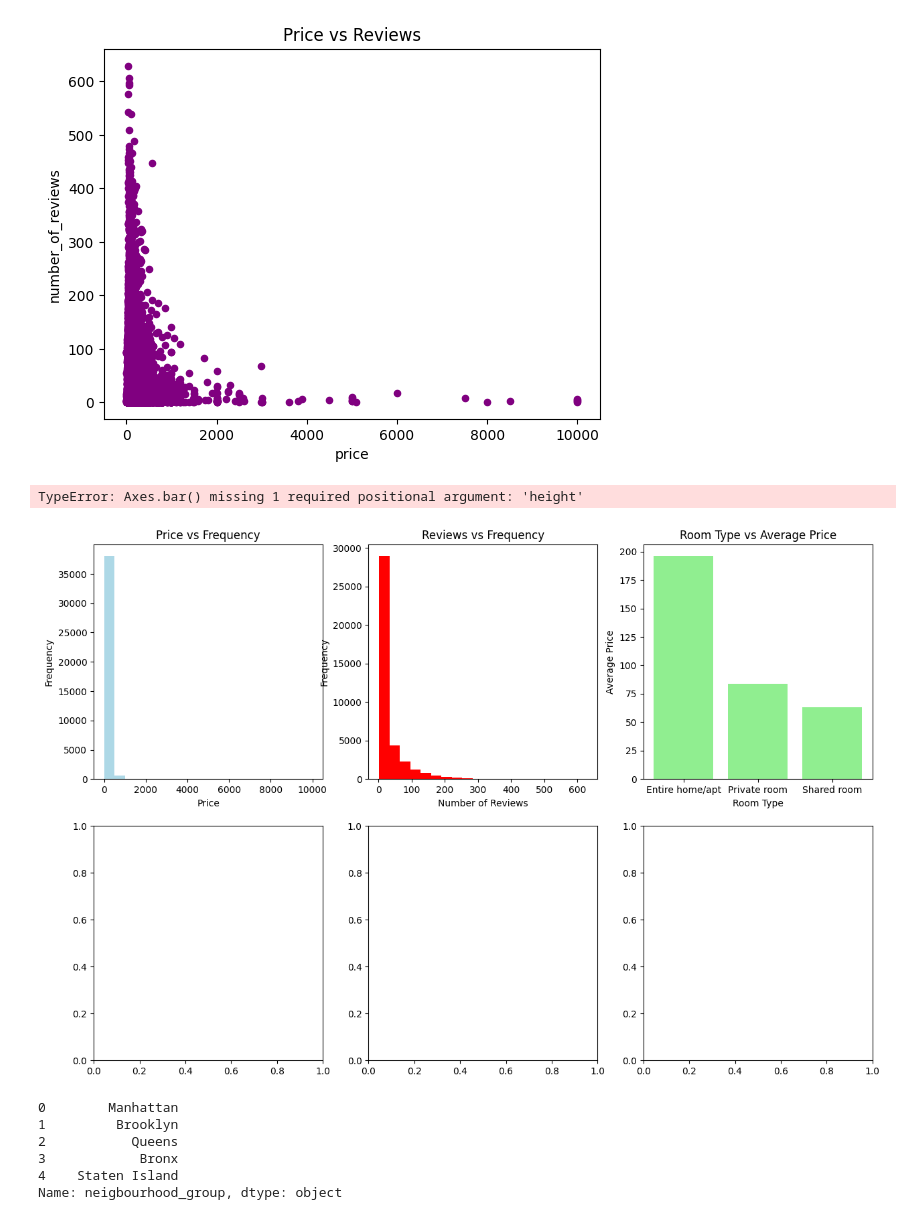
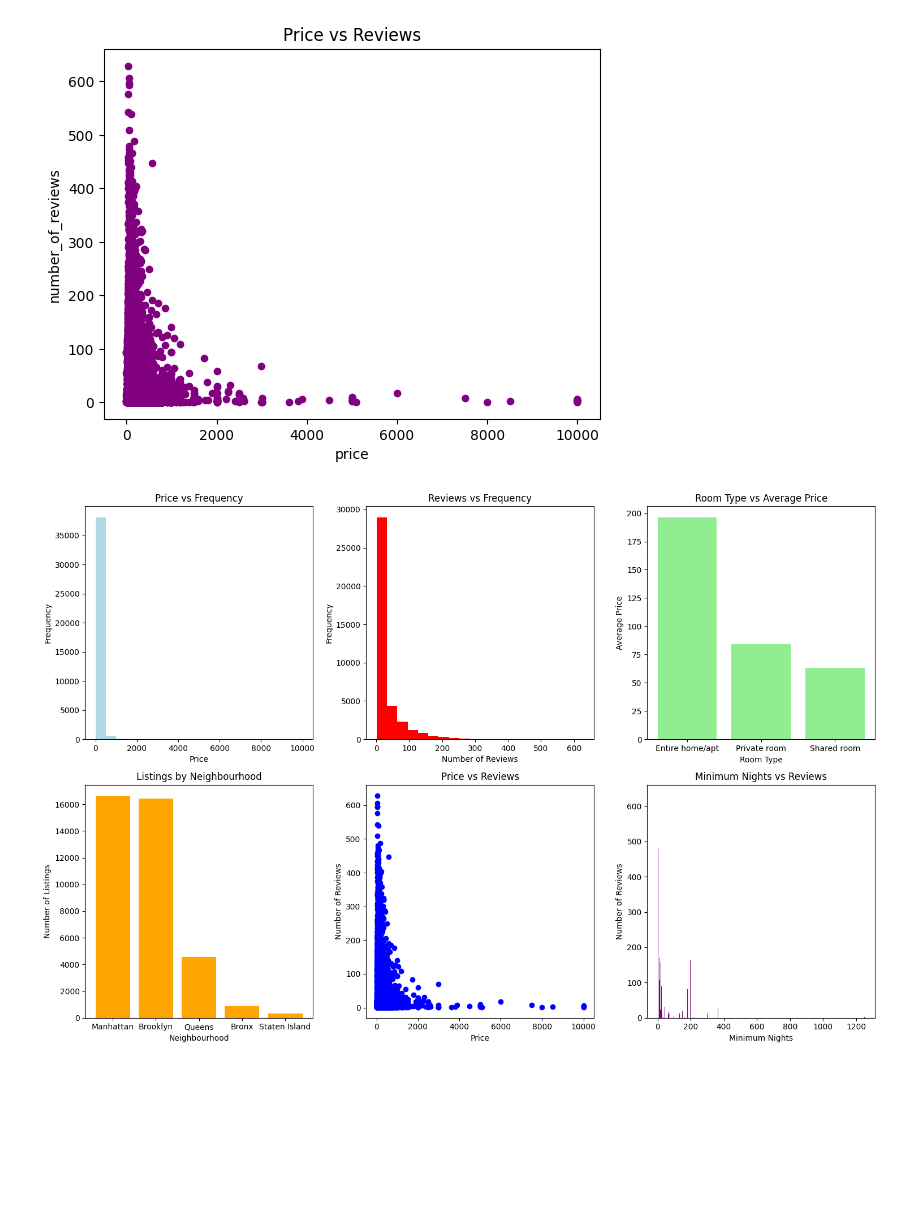
Before and after one commit to muktoakash/Simple-Data-Analysis, a Jupyter notebook: Practice/matplotlib.ipynb, the cells around one changed output. Drawn from its saved outputs; the diff is of its cells as text; code cells hidden in the pictures; blank space fills up the shorter version.

Commit message:
Add sixth plot to Matplotlib Practice

```diff
--- a/Practice/matplotlib.ipynb
+++ b/Practice/matplotlib.ipynb
@@ -208,42 +208,39 @@ axs[0, 0].set_ylabel('Frequency')
 ## Reviews vs Freq
 axs[0, 1].hist(df['number_of_reviews'], bins=20, color='red')
 axs[0, 1].set_title('Reviews vs Frequency')
 axs[0, 1].set_xlabel('Number of Reviews')
 axs[0, 1].set_ylabel('Frequency')
 
 ## Group by type of room and show average price
 room_type = df.groupby(['room_type'])['price'].mean().reset_index()
 axs[0, 2].bar(room_type['room_type'], room_type['price'], color='lightgreen')
 axs[0, 2].set_title('Room Type vs Average Price')
 axs[0, 2].set_xlabel('Room Type')
 axs[0, 2].set_ylabel('Average Price')
 
 ## Number of listings in each borough (NYC)
 neighbourhoods = df['neighbourhood_group'].value_counts().reset_index()
-neighbourhoods.columns=['neigbourhood_group', 'count']
+neighbourhoods.columns=['neighbourhood_group', 'count']
 axs[1, 0].bar(neighbourhoods['neighbourhood_group'], neighbourhoods['count'], color ='orange')
 axs[1, 0].set_title('Listings by Neighbourhood')
 axs[1, 0].set_xlabel('Neighbourhood')
 axs[1, 0].set_ylabel('Number of Listings')
 
 ## Price vs Number of Reviews
 axs[1, 1].scatter(df['price'], df['number_of_reviews'], color = 'blue')
 axs[1, 1].set_title('Price vs Reviews')
 axs[1, 1].set_xlabel('Price')
 axs[1, 1].set_ylabel('Number of Reviews')
 
+## Minimum Nights vs Reviews
+min_nights = df.groupby(['minimum_nights'])['number_of_reviews'].max().reset_index()
+axs[1, 2].bar(min_nights['minimum_nights'], min_nights['number_of_reviews'], color = 'purple')
+axs[1, 2].set_title('Minimum Nights vs Reviews')
+axs[1, 2].set_xlabel('Minimum Nights')
+axs[1, 2].set_ylabel('Number of Reviews')
+
 plt.tight_layout()
 
 plt.show()
 # %% [output]
-TypeError: Axes.bar() missing 1 required positional argument: 'height'
-[figure, old version]
+[figure, new version]
-# %%
-neighbourhoods['neigbourhood_group']
-# %% [output]
-0        Manhattan
-1         Brooklyn
-2           Queens
-3            Bronx
-4    Staten Island
-Name: neigbourhood_group, dtype: object
```
Also changed, not shown: parts of 1 cell of this notebook.
